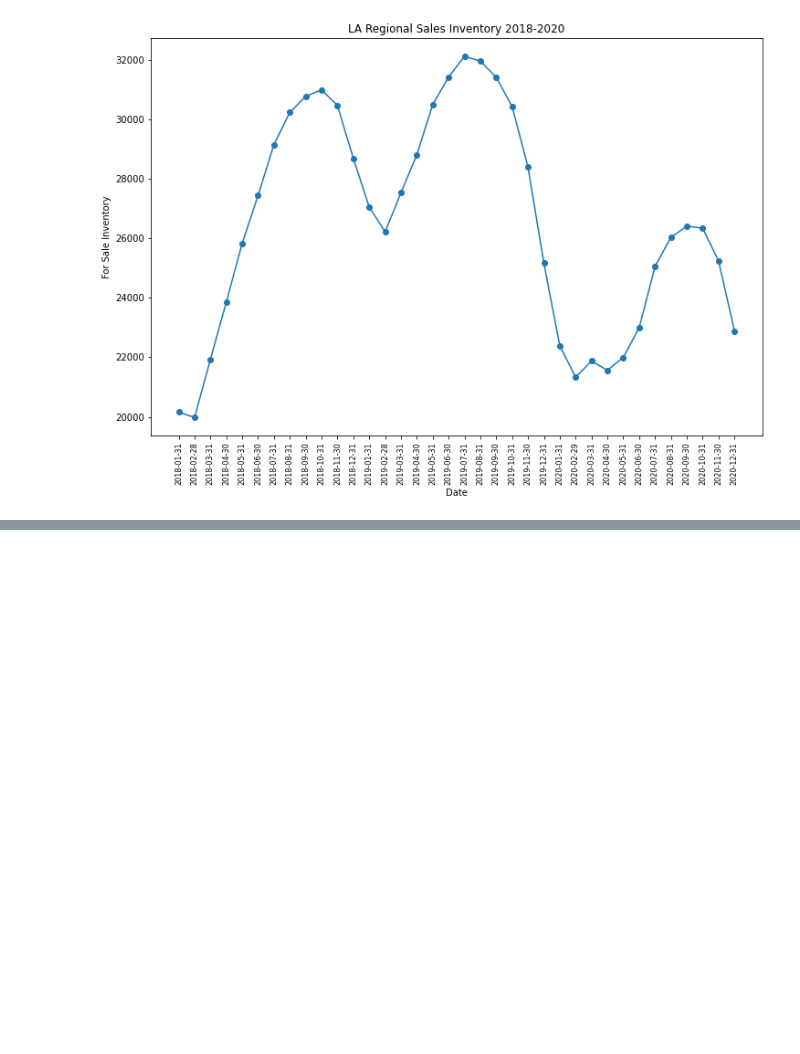
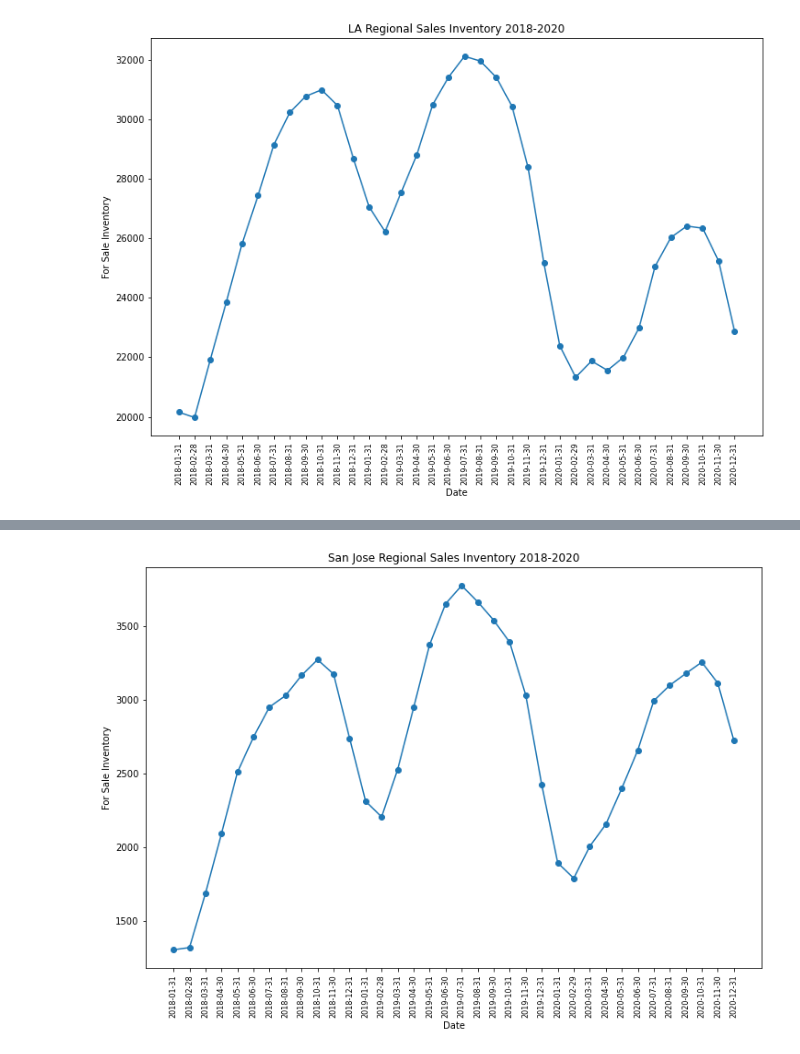
Before and after one commit to aolea13/project_1, a Jupyter notebook: for_sale_inventory_analysis.ipynb, the cells around one changed output, grey strips where cells are left out. Drawn from its saved outputs; the diff is of its cells as text; code cells hidden in the pictures; blank space fills up the shorter version.

```diff
--- a/for_sale_inventory_analysis.ipynb
+++ b/for_sale_inventory_analysis.ipynb
@@ -147,0 +196,16 @@ plt.show()
+# %%
+# Create a line plot showing For Sale inventory for Riverside Metro Area
+sj_filter=sales_inventory_df['RegionName']=="San Jose, CA"
+
+sj_inventory_over_time=sales_inventory_df.loc[sj_filter, data_columns]
+
+plt.figure(figsize=(12,8))
+plt.plot(data_columns,sj_inventory_over_time.iloc[0], marker="o")
+plt.xlabel("Date", fontsize=10)
+plt.ylabel("For Sale Inventory")
+plt.title("San Jose Regional Sales Inventory 2018-2020")
+plt.xticks(fontsize=8,rotation=90)
+
+plt.show()
+# %% [output]
+[figure, added]
```
Also changed, not shown: parts of 9 cells of this notebook, 1 other file.
